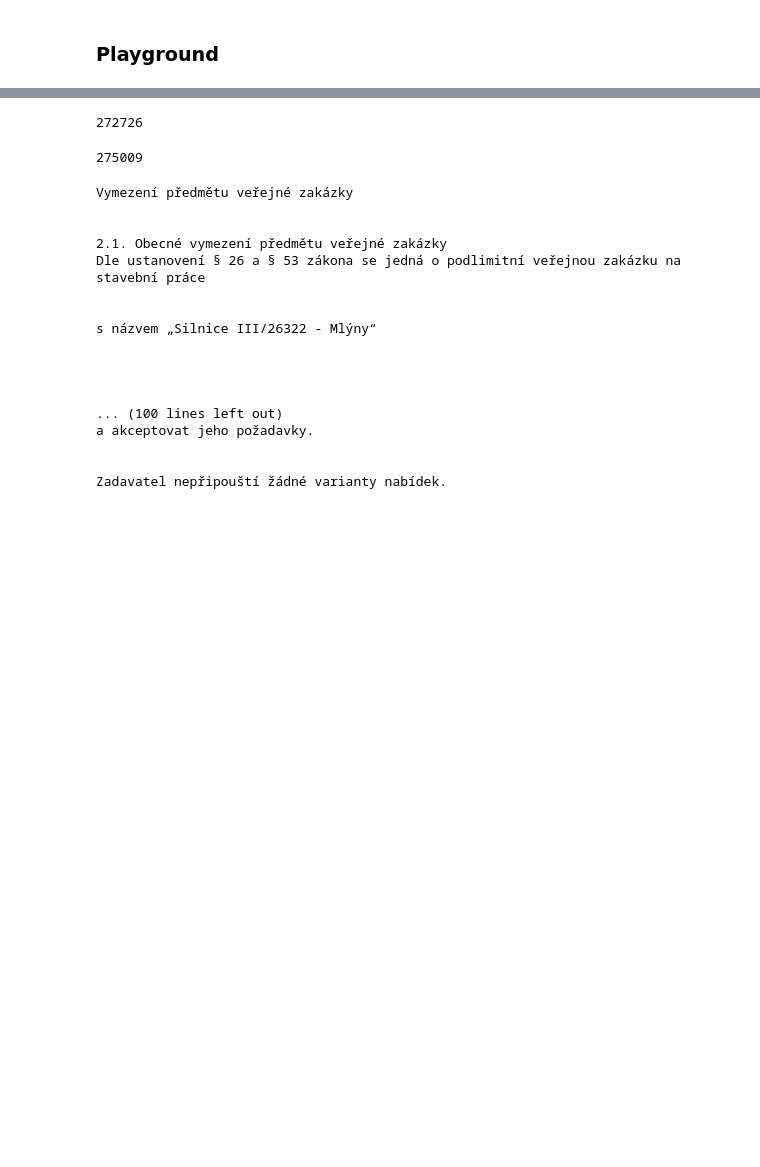
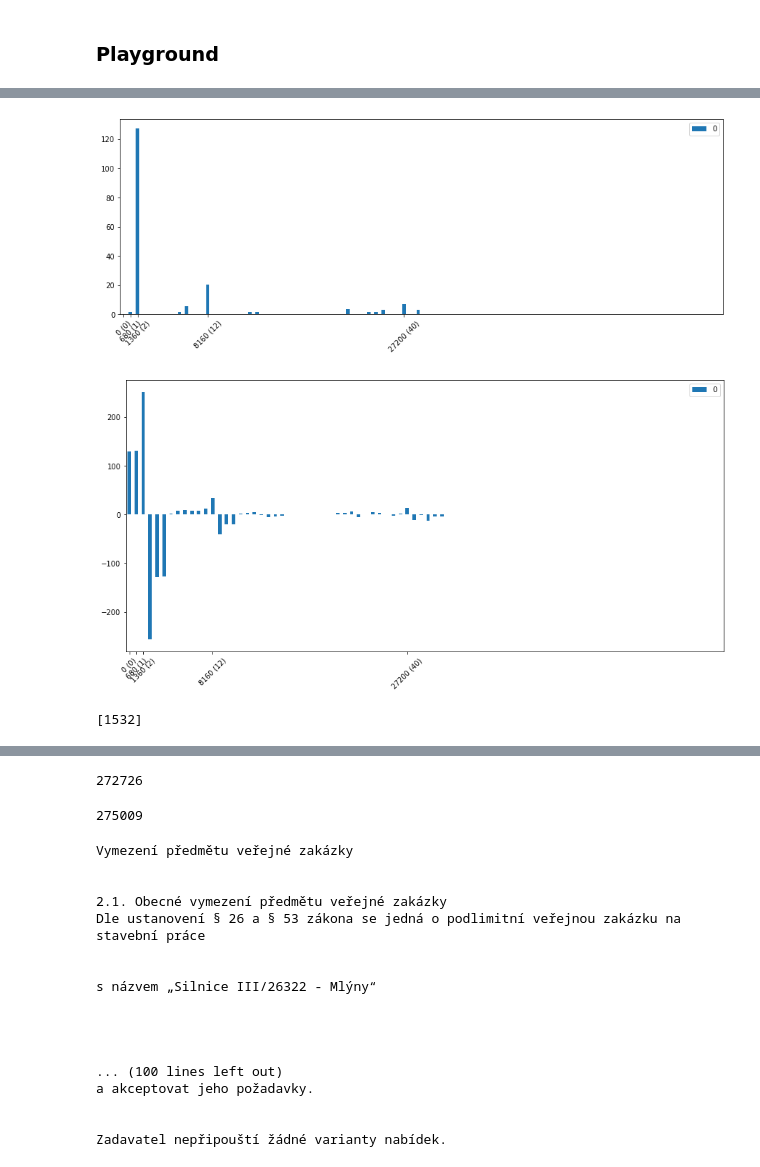
Before and after one commit to opendatalabcz/public-contract-recommendation, a Jupyter notebook: research/src/context_extraction.ipynb, the cells around one changed output, grey strips where cells are left out. Drawn from its saved outputs; the diff is of its cells as text; code cells hidden in the pictures; blank space fills up the shorter version.

```diff
--- a/research/src/context_extraction.ipynb
+++ b/research/src/context_extraction.ipynb
@@ -65,6 +70,25 @@ class ComplexSubjectContextSelectionEvaluationMachine(SubjectContextSelectionEva
 
     def evaluate(self):
         return self._df_contracts['valid_rat'].mean()*100
+# %%
+class ContextExtractionEvaluationMachine:
+
+    def __init__(self, df_contracts, subj_context_extractor=AdvancedSubjectContextExtractor(), validator=validate_subjects):
+        self._df_contracts = df_contracts
+        self._subj_context_extractor = subj_context_extractor
+        self._validator = validator
+
+    def preprocess(self):
+        self._df_contracts['subj_context'] = self._df_contracts['text'].apply(\
+            lambda text: self._subj_context_extractor.process(text))
+        return self._df_contracts
+
+    def process(self):
+        self._df_contracts = self._validator(self._df_contracts, 'subj_context')
+        return self._df_contracts
+
+    def evaluate(self):
+        return self._df_contracts['valid_score'].mean()*100
 # %% [markdown]
 ### Documents
 # %%
@@ -148,3 +172,5 @@ for contr_name, docs in df_contract.groupby('contr_name'):
     contr_id = get_most_frequent(contr_ids)
     contr = {'id': contr_id, 'contr_name': contr_name, 'text': contr_text}
     contracts.append(contr)
+df_contracts = pandas.DataFrame(contracts)
+df_contracts
@@ -235,0 +670,10 @@ Zadavatel nepřipouští žádné varianty nabídek.
+# %%
+index = 0
+extractor.show_occurrence_distribution(df_contracts.loc[index,'text'])
+# %% [output]
+[figure, added]
+[figure, added]
+# %%
+extractor.get_subject_context_starts(df_contracts.loc[index,'text'])
+# %% [output]
+[1532]
```
Also changed, not shown: parts of 23 cells of this notebook, 7 other files.
